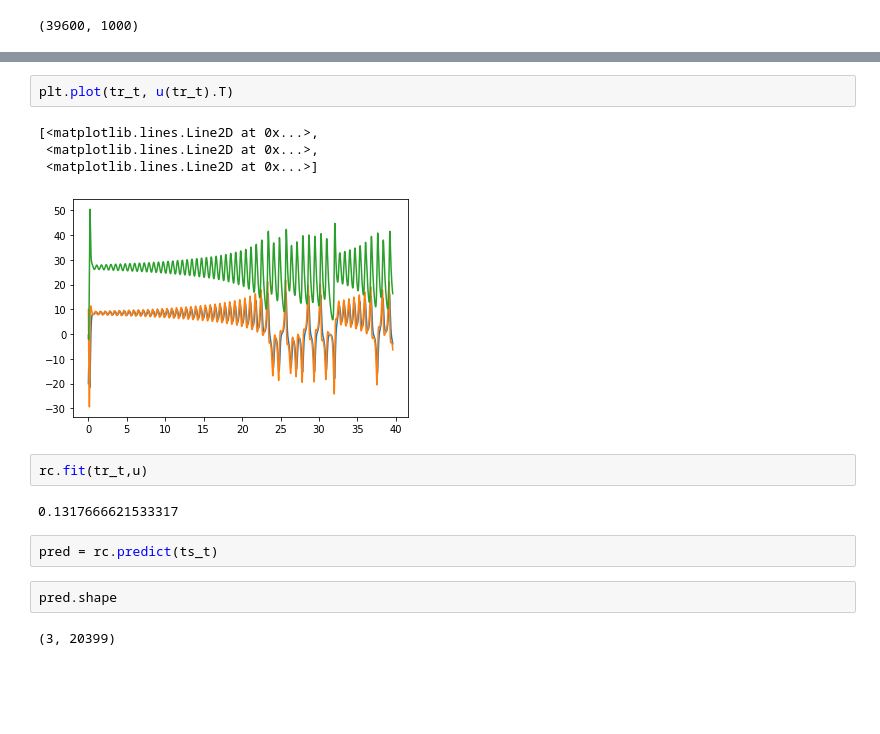
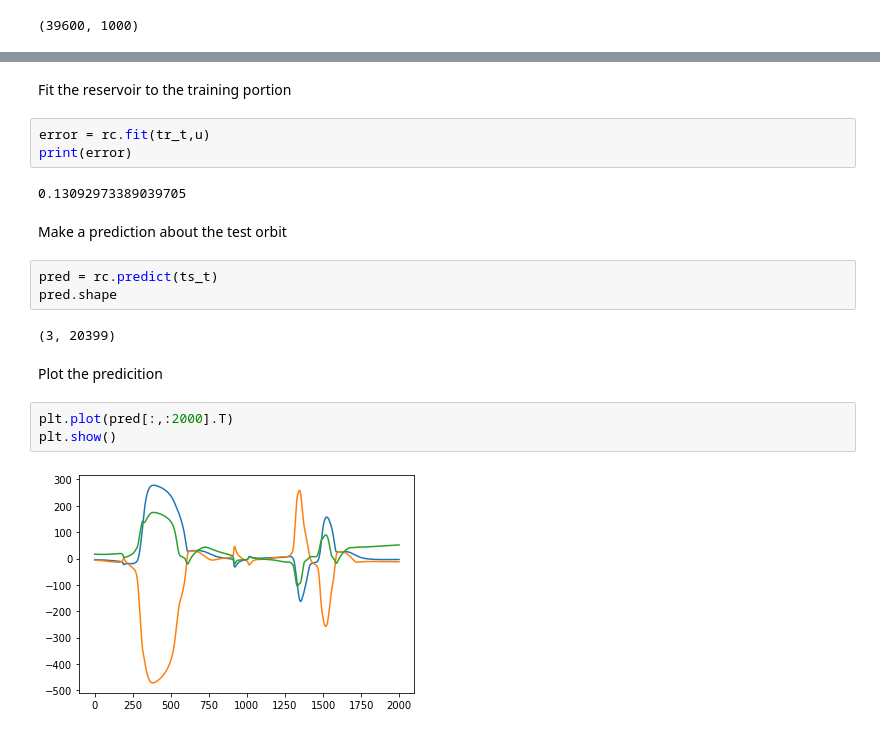
Before and after one commit to djpasseyjr/ChaosReservoir, a Jupyter notebook: ParameterRanges/Intro.ipynb, the cells around one changed output, grey strips where cells are left out. Drawn from its saved outputs; the diff is of its cells as text; blank space fills up the shorter version.

```diff
--- a/ParameterRanges/Intro.ipynb
+++ b/ParameterRanges/Intro.ipynb
@@ -49,17 +47,21 @@ plt.plot(node_states[:,8])
+# %% [markdown]
+Fit the reservoir to the training portion
+# %%
+error = rc.fit(tr_t,u)
+print(error)
+# %% [output]
+0.13092973389039705
+# %% [markdown]
+Make a prediction about the test orbit
+# %%
+pred = rc.predict(ts_t)
+pred.shape
+# %% [output]
+(3, 20399)
+# %% [markdown]
+Plot the predicition
 # %%
-plt.plot(tr_t, u(tr_t).T)
+plt.plot(pred[:,:2000].T)
+plt.show()
 # %% [output]
-[<matplotlib.lines.Line2D at 0x...>,
- <matplotlib.lines.Line2D at 0x...>,
- <matplotlib.lines.Line2D at 0x...>]
-[figure, old version]
+[figure, new version]
-# %%
-rc.fit(tr_t,u)
-# %% [output]
-0.1317666621533317
-# %%
-pred = rc.predict(ts_t)
-# %%
-pred.shape
-# %% [output]
-(3, 20399)
```
Also changed, not shown: parts of 24 cells of this notebook.
